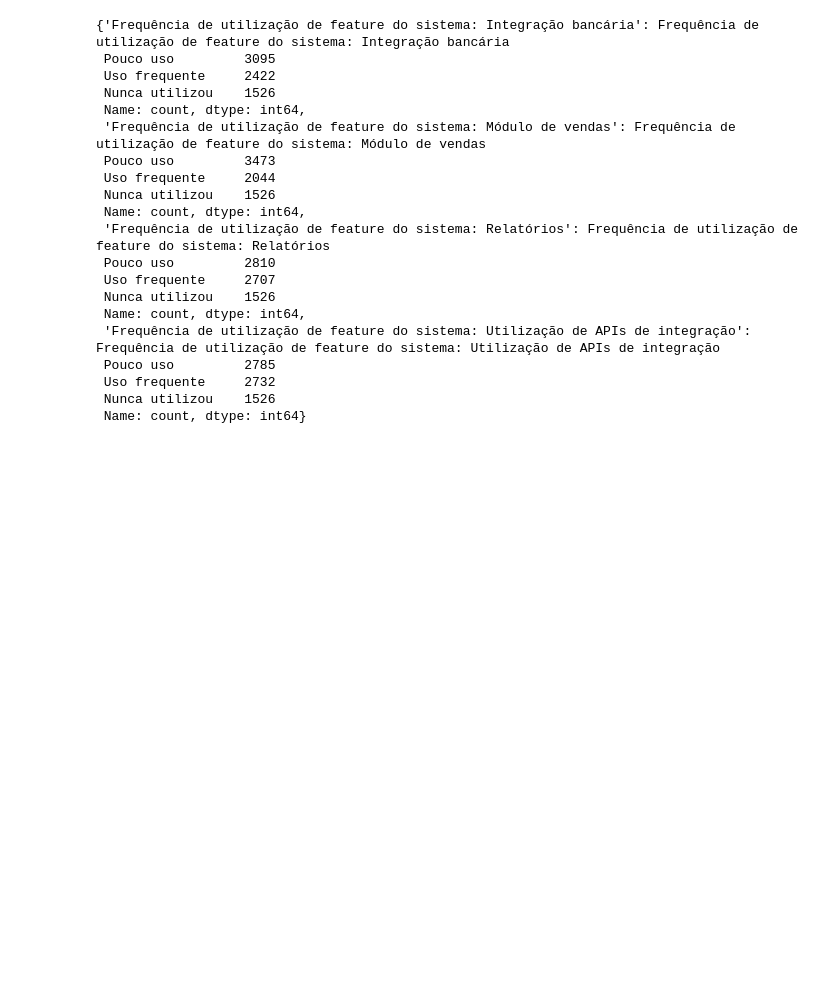
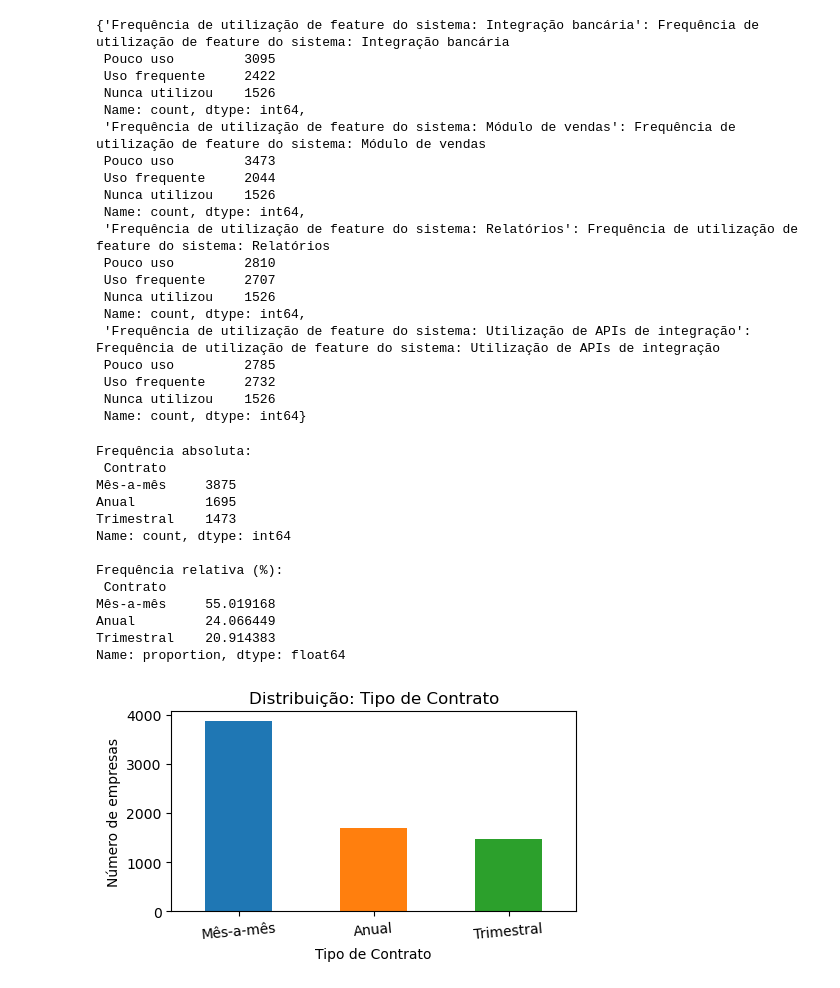
Before and after one commit to jrcomitre/analise-de-churn, a Jupyter notebook: churn.ipynb, the cells around one changed output. Drawn from its saved outputs; the diff is of its cells as text; code cells hidden in the pictures; blank space fills up the shorter version.

Commit message:
feat: Contrato

```diff
--- a/churn.ipynb
+++ b/churn.ipynb
@@ -521,3 +521,40 @@ numeros_reais
  Uso frequente     2732
  Nunca utilizou    1526
  Name: count, dtype: int64}
+# %%
+# Contrato
+
+col = 'Contrato'
+
+# Frequência absoluta e relativa
+abs_freq = df[col].value_counts()
+rel_freq = df[col].value_counts(normalize=True) * 100
+
+print("Frequência absoluta:\n", abs_freq)
+print("\nFrequência relativa (%):\n", rel_freq)
+
+# Gráfico de barras
+import matplotlib.pyplot as plt
+plt.figure(figsize=(5,3))
+abs_freq.plot(kind='bar', color=['#1f77b4', '#ff7f0e', '#2ca02c'])
+plt.title('Distribuição: Tipo de Contrato')
+plt.xlabel('Tipo de Contrato')
+plt.ylabel('Número de empresas')
+plt.xticks(rotation=5)
+plt.tight_layout()
+plt.show()
+# %% [output]
+Frequência absoluta:
+ Contrato
+Mês-a-mês     3875
+Anual         1695
+Trimestral    1473
+Name: count, dtype: int64
+
+Frequência relativa (%):
+ Contrato
+Mês-a-mês     55.019168
+Anual         24.066449
+Trimestral    20.914383
+Name: proportion, dtype: float64
+[figure, added]
```
